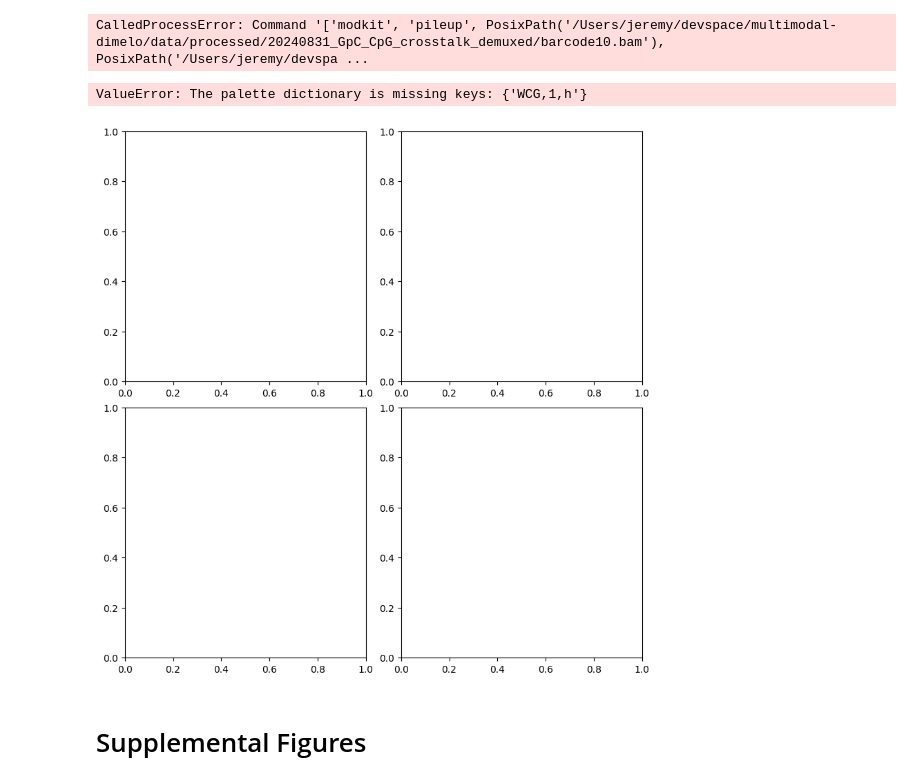
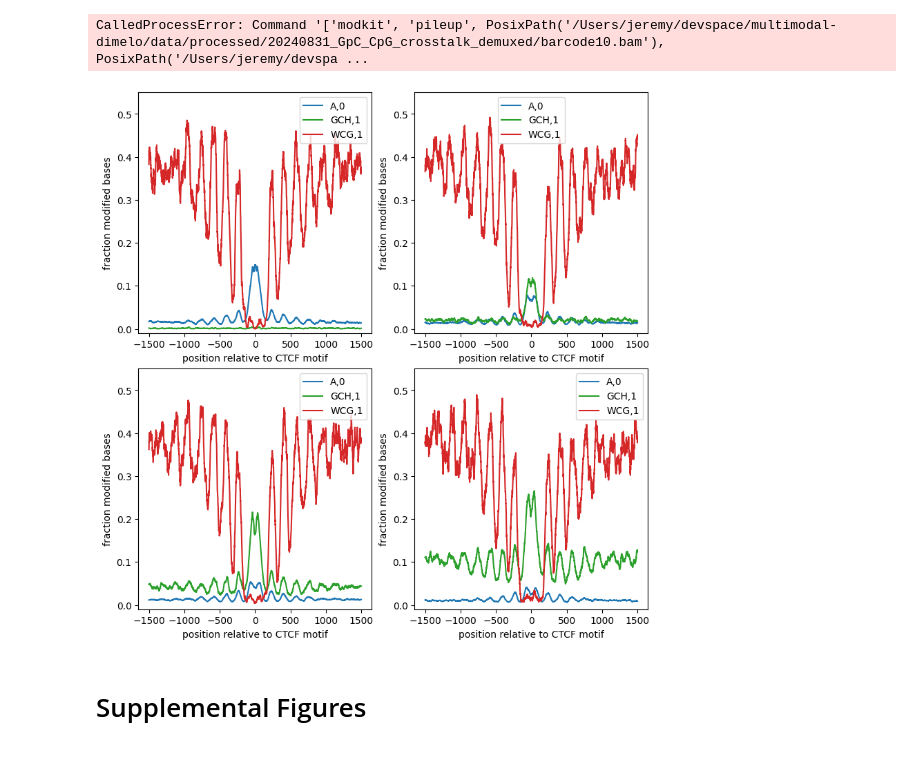
Before and after one commit to streetslab/multimodal-dimelo, a Jupyter notebook: crosstalk_analysis.ipynb, the cells around one changed output. Drawn from its saved outputs; the diff is of its cells as text; code cells hidden in the pictures.

```diff
--- a/crosstalk_analysis.ipynb
+++ b/crosstalk_analysis.ipynb
@@ -70,27 +70,26 @@ CalledProcessError: Command '['modkit', 'pileup', PosixPath('/Users/jeremy/devsp
 # %%
 _, axs = plt.subplots(2, 2, figsize=(8, 8), layout="constrained")
 for barcode, ax in zip([13, 11, 10, 12], np.ravel(axs)):
     bam_file = bam_dir / f"barcode{barcode}.bam"
     # TODO: This should be renamed so that there is no risk of overlapping with demuxed files from another dataset; maybe make a subdirectory?
     output_id = f"{bam_file.stem}.{ctcf_bed_file.stem}"
     plot_enrichment_profile.by_modification(
         config.processed_data_dir / f"pileup.{output_id}" / "pileup.sorted.bed.gz",
         regions=ctcf_bed_file,
-        motifs=motifs,
+        motifs=motifs[:-1],
         window_size=window_size,
         smooth_window=smoothing,
         palette=plotting.default_palette_map,
         ax=ax
     )
     ax.set_xlabel("position relative to CTCF motif")
     ax.set_ylim(y_lim)
     ax.legend(title="")
 
 plt.savefig(config.figure_dir / "crosstalk.plot_enrichment_profile.svg")
 plt.show()
 plt.close()
 # %% [output]
-ValueError: The palette dictionary is missing keys: {'WCG,1,h'}
-[figure, old version]
+[figure, new version]
 # %% [markdown]
 # Supplemental Figures
```
Also changed, not shown: parts of 21 cells of this notebook, 1 other file.
